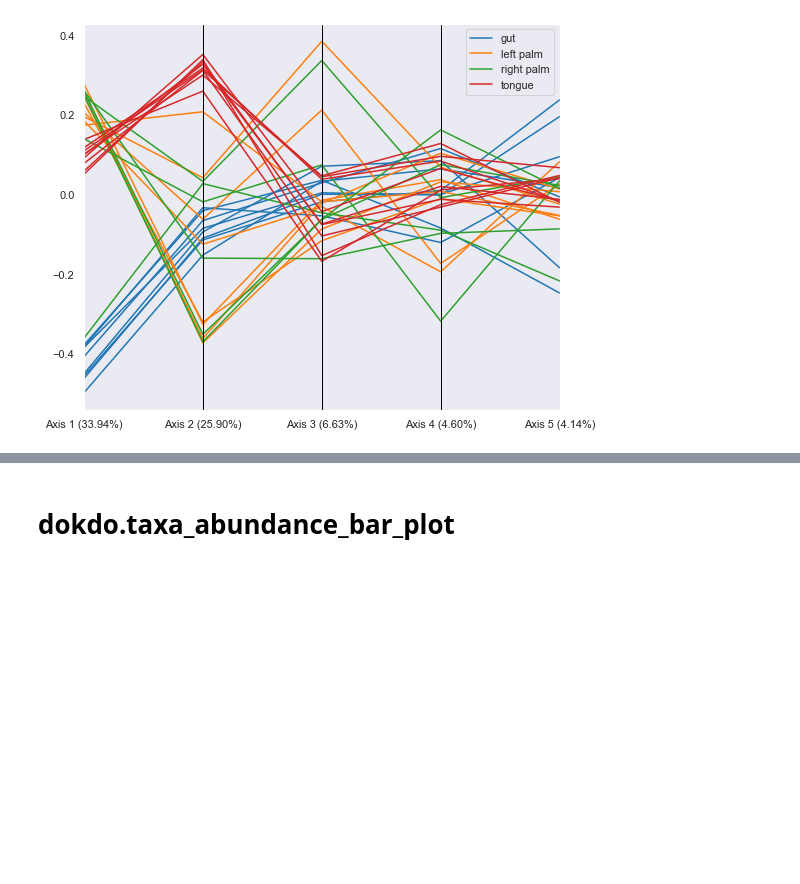
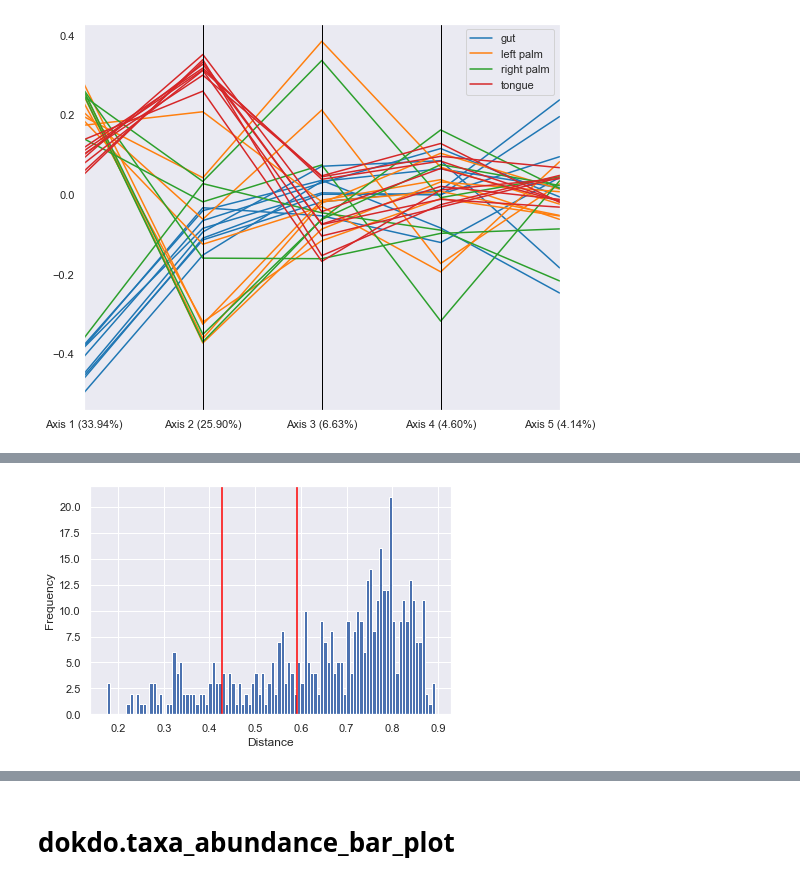
Before and after one commit to sbslee/dokdo, a Jupyter notebook: example.ipynb, the cells around one changed output, grey strips where cells are left out. Saved outputs shown, nothing was run; the diff lists cells and outputs as text; code cells hidden in the pictures; blank space fills up the shorter version.

```diff
--- a/example.ipynb
+++ b/example.ipynb
@@ -194,0 +231,8 @@ plt.savefig('docs/images/beta_parallel_plot-2.png')
+# %%
+dokdo.distance_matrix_plot(qza_file,
+                           pairs=[['L1S8', 'L1S57'],
+                                  ['L2S175', 'L2S204']])
+plt.tight_layout()
+plt.savefig('docs/images/distance_matrix_plot-2.png')
+# %% [output]
+[figure, added]
```
Also changed, not shown: parts of 27 cells of this notebook, 5 other files.
